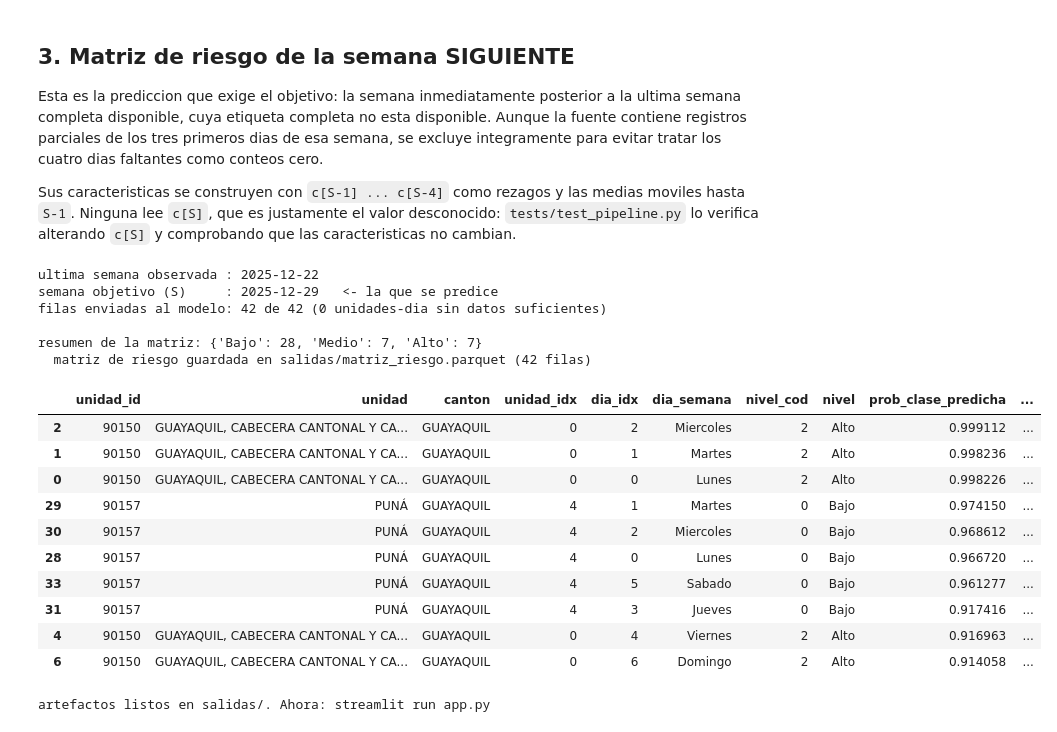
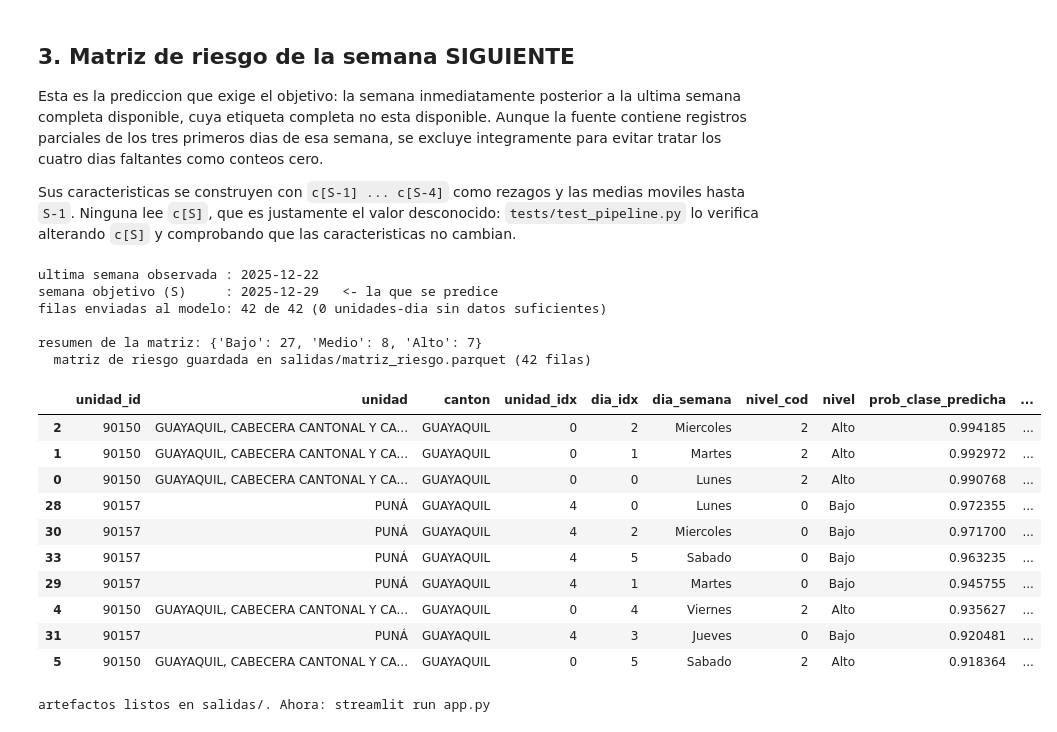
Before and after one commit to Juseperez/Clasificaci-nRiesgo, a Jupyter notebook: Grupo10_P2/proyecto.ipynb, the cells around one changed output. Cells and saved outputs as stored; diff of their text form; code cells hidden in the pictures.

```diff
--- a/Grupo10_P2/proyecto.ipynb
+++ b/Grupo10_P2/proyecto.ipynb
@@ -503,0 +509,20 @@ declarado.
+# %%
+tabla_modelos_val, modelos_ajustados = comparar_en_validacion(
+    Xtr=Xtr,
+    ytr=ytr,
+    Xva=Xva,
+    yva=yva,
+    bosque_propio=bosque,
+    hiper_bosque=HIPER,
+    f1_val_bosque=f1_val_final,
+    semilla=42,
+)
+
+print("scikit-learn:", sklearn.__version__)
+print("\nSELECCION SOLO SOBRE VALIDACION:")
+display(tabla_modelos_val)
+
+modelo_mejor_val = tabla_modelos_val.iloc[0]["modelo"]
+f1_mejor_val = float(tabla_modelos_val.iloc[0]["F1 macro validacion"])
+print(f"\nMejor F1 macro de validacion: {modelo_mejor_val} = {f1_mejor_val:.4f}")
+print("Hasta este punto el conjunto de prueba NO se ha usado para seleccionar familia.")
@@ -503,0 +541,7 @@ declarado.
+# %%
+# Modelo seleccionado exclusivamente por validación temporal
+modelo_operativo = modelos_ajustados[modelo_mejor_val].estimador
+config_modelo_operativo = modelos_ajustados[modelo_mejor_val].configuracion
+
+print("Modelo operativo seleccionado:", modelo_mejor_val)
+print("Configuración:", config_modelo_operativo)
@@ -716,40 +763,42 @@ que las caracteristicas no cambian.
 # %%
 i_sig = gc.indices_semana_futura(G, T, S, k=0)
 fecha_obj = gc.fecha_semana_futura(0)
 print(f"ultima semana observada : {pd.Timestamp(meta['fecha_semana'][-1]).date()}")
 print(f"semana objetivo (S)     : {fecha_obj.date()}   <- la que se predice")
 assert len(i_sig) == G * T
 
 # Solo las unidades elegibles pasan por el modelo. El resto de la matriz queda
 # en NaN y se muestra en gris: no es que el clasificador les asigne riesgo bajo,
 # es que no opina sobre ellas.
-proba_sig, n_predichas = predecir_matriz_semana(bosque, X, i_sig, mask_elegible)
+proba_sig, n_predichas = predecir_matriz_semana(
+    modelo_operativo, X, i_sig, mask_elegible
+)
 print(f"filas enviadas al modelo: {n_predichas} de {G*T} "
       f"({G*T - n_predichas} unidades-dia sin datos suficientes)")
 
 mr = MatrizRiesgo(meta, fecha_obj, umbrales=(P60, P90))
 mr.desde_predicciones(proba_sig, mascara_sin_datos=~mask_elegible)
 print("\nresumen de la matriz:", mr.resumen())
 mr.guardar("salidas/matriz_riesgo.parquet")
 mr.a_dataframe().sort_values("prob_clase_predicha", ascending=False).head(10)
 # %% [output]
 ultima semana observada : 2025-12-22
 semana objetivo (S)     : 2025-12-29   <- la que se predice
 filas enviadas al modelo: 42 de 42 (0 unidades-dia sin datos suficientes)
 
-resumen de la matriz: {'Bajo': 28, 'Medio': 7, 'Alto': 7}
+resumen de la matriz: {'Bajo': 27, 'Medio': 8, 'Alto': 7}
   matriz de riesgo guardada en salidas/matriz_riesgo.parquet (42 filas)
 |  | unidad_id | unidad | canton | unidad_idx | dia_idx | dia_semana | nivel_cod | nivel | prob_clase_predicha | ... |
-| 2 | 90150 | GUAYAQUIL, CABECERA CANTONAL Y CA... | GUAYAQUIL | 0 | 2 | Miercoles | 2 | Alto | 0.999112 | ... |
-| 1 | 90150 | GUAYAQUIL, CABECERA CANTONAL Y CA... | GUAYAQUIL | 0 | 1 | Martes | 2 | Alto | 0.998236 | ... |
-| 0 | 90150 | GUAYAQUIL, CABECERA CANTONAL Y CA... | GUAYAQUIL | 0 | 0 | Lunes | 2 | Alto | 0.998226 | ... |
-| 29 | 90157 | PUNÁ | GUAYAQUIL | 4 | 1 | Martes | 0 | Bajo | 0.974150 | ... |
-| 30 | 90157 | PUNÁ | GUAYAQUIL | 4 | 2 | Miercoles | 0 | Bajo | 0.968612 | ... |
-| 28 | 90157 | PUNÁ | GUAYAQUIL | 4 | 0 | Lunes | 0 | Bajo | 0.966720 | ... |
-| 33 | 90157 | PUNÁ | GUAYAQUIL | 4 | 5 | Sabado | 0 | Bajo | 0.961277 | ... |
-| 31 | 90157 | PUNÁ | GUAYAQUIL | 4 | 3 | Jueves | 0 | Bajo | 0.917416 | ... |
-| 4 | 90150 | GUAYAQUIL, CABECERA CANTONAL Y CA... | GUAYAQUIL | 0 | 4 | Viernes | 2 | Alto | 0.916963 | ... |
-| 6 | 90150 | GUAYAQUIL, CABECERA CANTONAL Y CA... | GUAYAQUIL | 0 | 6 | Domingo | 2 | Alto | 0.914058 | ... |
+| 2 | 90150 | GUAYAQUIL, CABECERA CANTONAL Y CA... | GUAYAQUIL | 0 | 2 | Miercoles | 2 | Alto | 0.994185 | ... |
+| 1 | 90150 | GUAYAQUIL, CABECERA CANTONAL Y CA... | GUAYAQUIL | 0 | 1 | Martes | 2 | Alto | 0.992972 | ... |
+| 0 | 90150 | GUAYAQUIL, CABECERA CANTONAL Y CA... | GUAYAQUIL | 0 | 0 | Lunes | 2 | Alto | 0.990768 | ... |
+| 28 | 90157 | PUNÁ | GUAYAQUIL | 4 | 0 | Lunes | 0 | Bajo | 0.972355 | ... |
+| 30 | 90157 | PUNÁ | GUAYAQUIL | 4 | 2 | Miercoles | 0 | Bajo | 0.971700 | ... |
+| 33 | 90157 | PUNÁ | GUAYAQUIL | 4 | 5 | Sabado | 0 | Bajo | 0.963235 | ... |
+| 29 | 90157 | PUNÁ | GUAYAQUIL | 4 | 1 | Martes | 0 | Bajo | 0.945755 | ... |
+| 4 | 90150 | GUAYAQUIL, CABECERA CANTONAL Y CA... | GUAYAQUIL | 0 | 4 | Viernes | 2 | Alto | 0.935627 | ... |
+| 31 | 90157 | PUNÁ | GUAYAQUIL | 4 | 3 | Jueves | 0 | Bajo | 0.920481 | ... |
+| 5 | 90150 | GUAYAQUIL, CABECERA CANTONAL Y CA... | GUAYAQUIL | 0 | 5 | Sabado | 2 | Alto | 0.918364 | ... |
 # %%
 with open("salidas/unidades.json", "w", encoding="utf-8") as f:
     json.dump(resumen_unidades(meta), f, ensure_ascii=False)
```
Also changed, not shown: parts of 16 cells of this notebook, 12 other files.
